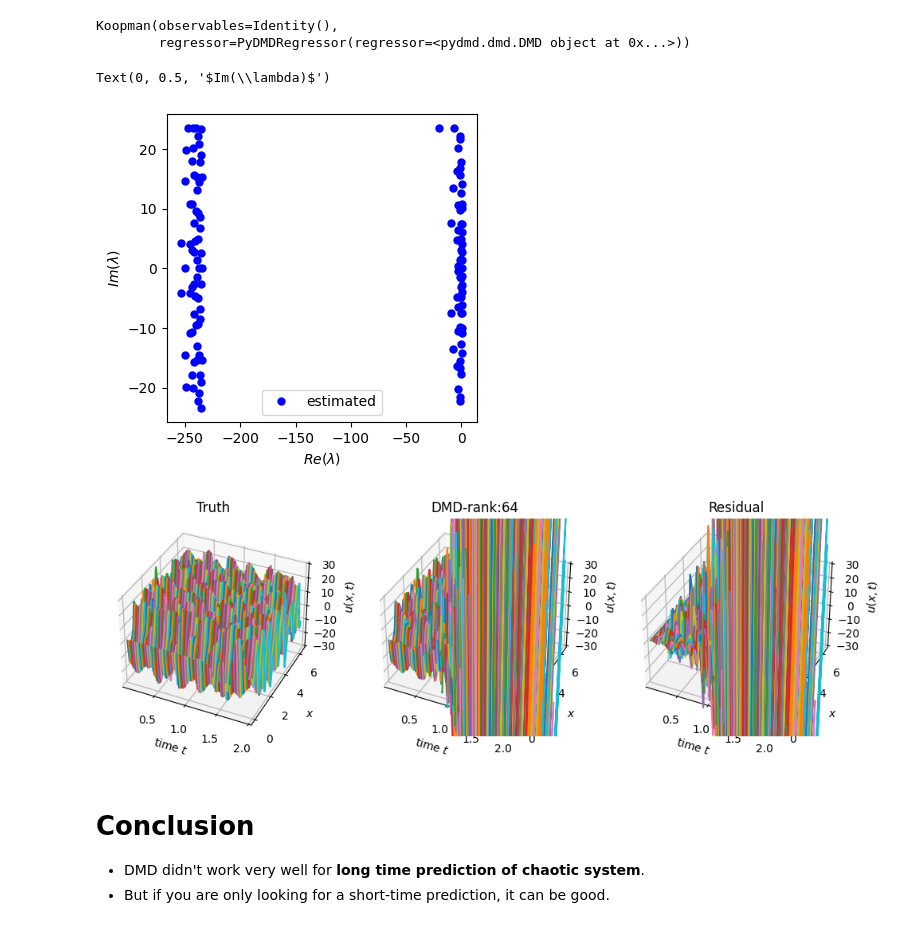
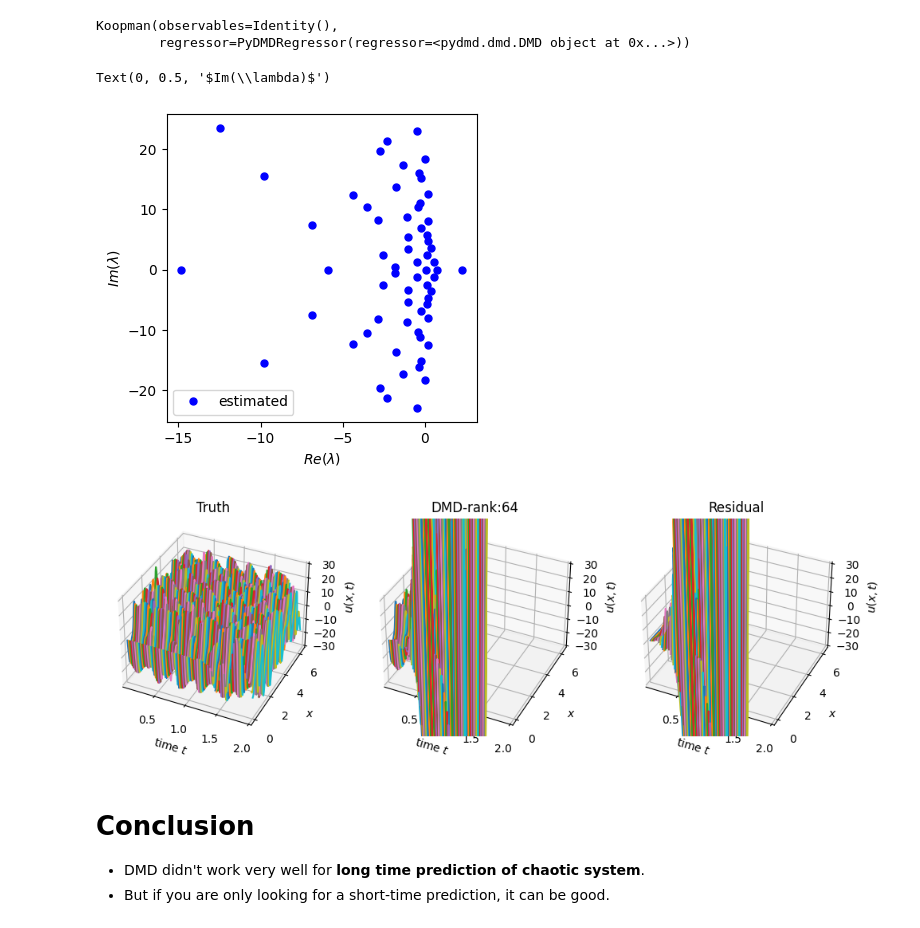
Before and after one commit to dynamicslab/pykoopman, a Jupyter notebook: examples/tutorial_dmd_failed_for_pde_examples.ipynb, the cells around one changed output. Saved outputs shown, nothing was run; the diff lists cells and outputs as text; code cells hidden in the pictures.

```diff
--- a/examples/tutorial_dmd_failed_for_pde_examples.ipynb
+++ b/examples/tutorial_dmd_failed_for_pde_examples.ipynb
@@ -188,7 +188,7 @@ model.fit(X, dt=delta_t)
 Koopman(observables=Identity(),
         regressor=PyDMDRegressor(regressor=<pydmd.dmd.DMD object at 0x...>))
 # %%
-K = model.koopman_matrix
+K = model.A
 
 # Let's have a look at the eigenvalues of the Koopman matrix
 evals, evecs = np.linalg.eig(K)
@@ -202,14 +202,14 @@ plt.xlabel(r'$Re(\lambda)$')
 plt.ylabel(r'$Im(\lambda)$')
 # %% [output]
 Text(0, 0.5, '$Im(\\lambda)$')
-[figure, old version]
+[figure, new version]
 # %%
 X_predicted = np.vstack((X[0], model.simulate(X[0], n_steps=X.shape[0]-1)))
 plot_pde_dynamics(x, t, X, X_predicted,
-                  ['Truth','DMD-rank:'+str(model.reduced_state_transition_matrix.shape[0]),'Residual'],
+                  ['Truth','DMD-rank:'+str(model.A.shape[0]),'Residual'],
                   -30, 30)
 # %% [output]
-[figure, old version]
+[figure, new version]
 # %% [markdown]
 # Conclusion
 
```
Also changed, not shown: parts of 3 cells of this notebook, 18 other files.
